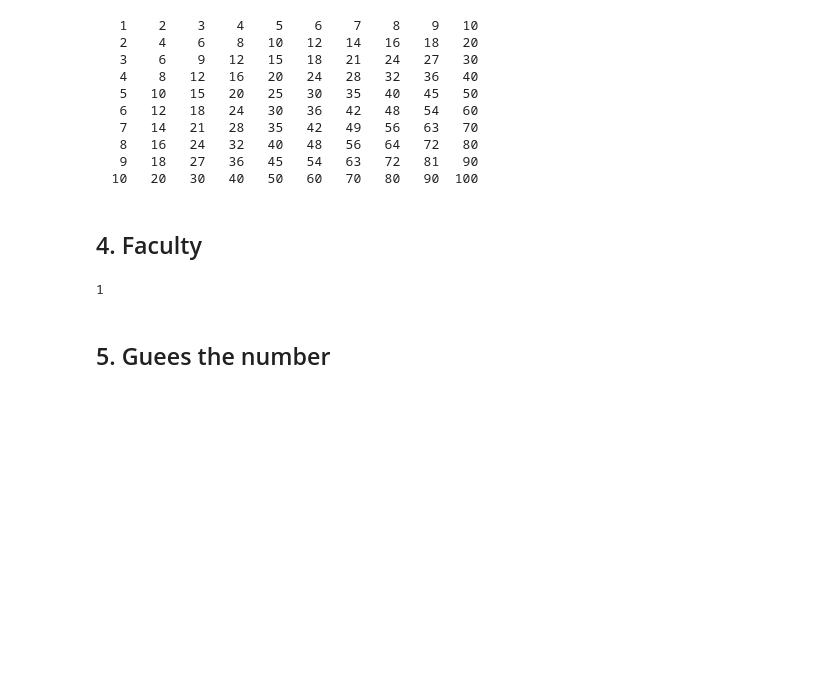
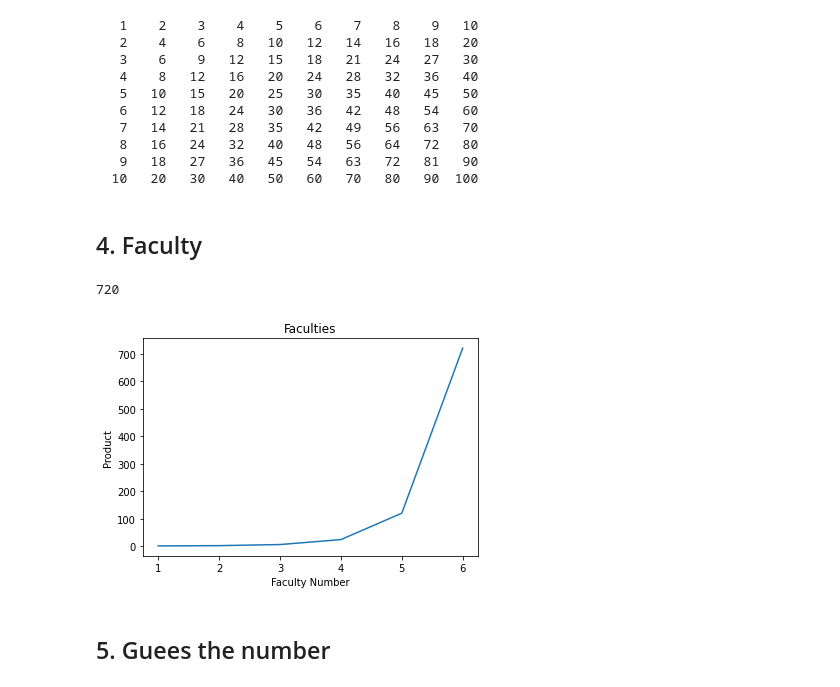
Before and after one commit to FabianAndersson17/python-programmering-Fabian-Adnersson, a Jupyter notebook: Exercises/exercise03.ipynb, the cells around one changed output. Drawn from its saved outputs; the diff is of its cells as text; code cells hidden in the pictures; blank space fills up the shorter version.

Commit message:
Now plots out faculties in a graf

```diff
--- a/Exercises/exercise03.ipynb
+++ b/Exercises/exercise03.ipynb
@@ -104,15 +104,27 @@ for i in range(1, 11):
 # %% [markdown]
 ## 4. Faculty
 # %%
+import matplotlib.pyplot as plt
+
+facultyList = []
+
 n = int(input("Pick the last number"))
 product = 1
 
 for i in range(1, n+1):
     product *= i
+    facultyList.append(product)
+
+plt.plot(range(1, n+1), facultyList)
+plt.xlabel("Faculty Number")
+plt.ylabel("Product")
+plt.title("Faculties")
+plt.show
 
 print(product)
 # %% [output]
-1
+720
+[figure, added]
 # %% [markdown]
 ## 5. Guees the number
 # %%
```
